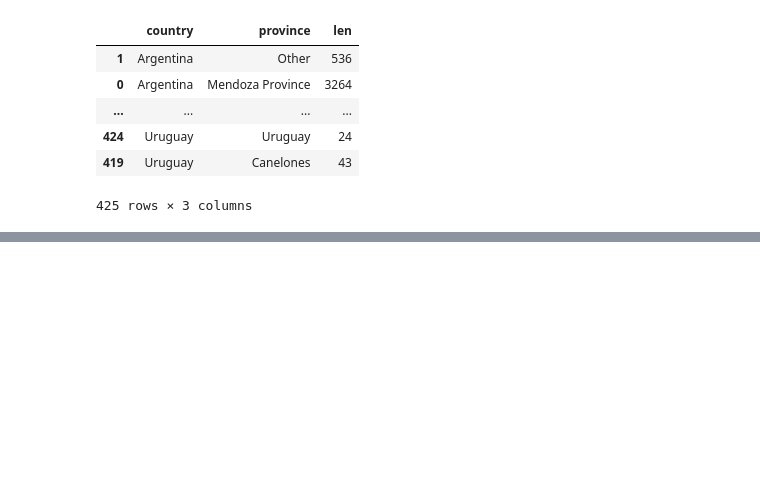
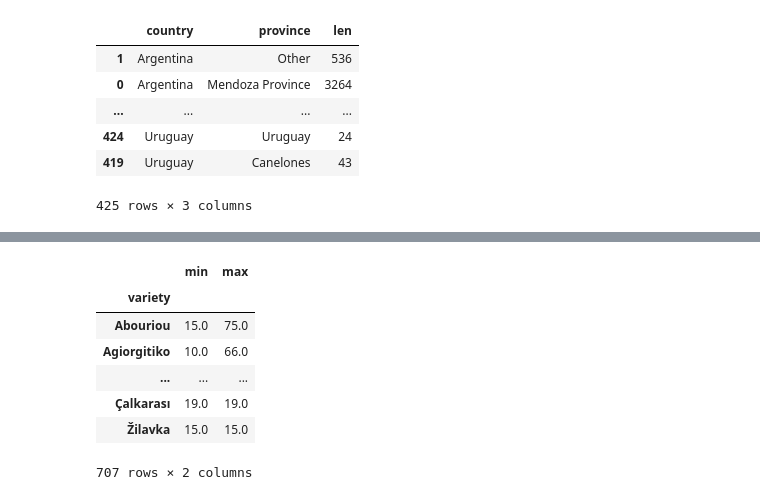
Before and after one commit to oktavianuu/my-pandas, a Jupyter notebook: grouping_sorting/grouping_sorting.ipynb, the cells around one changed output, grey strips where cells are left out. Saved outputs shown, nothing was run; the diff lists cells and outputs as text; code cells hidden in the pictures; blank space fills up the shorter version.

```diff
--- a/grouping_sorting/grouping_sorting.ipynb
+++ b/grouping_sorting/grouping_sorting.ipynb
@@ -157,0 +196,15 @@ countries_data.sort_values(by=['country', 'len'])
+# %%
+# What are the minimum and maximum prices for each variety of wine? Create a DataFrame whose index is the variety category from the dataset and whose values are the min and max
+
+# values thereof.
+price_extremes = data.groupby(['variety']).price.agg([min, max])
+price_extremes
+# %% [output]
+|  | min | max |
+| variety |  |  |
+| Abouriou | 15.0 | 75.0 |
+| Agiorgitiko | 10.0 | 66.0 |
+| ... | ... | ... |
+| Çalkarası | 19.0 | 19.0 |
+| Žilavka | 15.0 | 15.0 |
+707 rows × 2 columns
```
Also changed, not shown: parts of 3 cells of this notebook.
